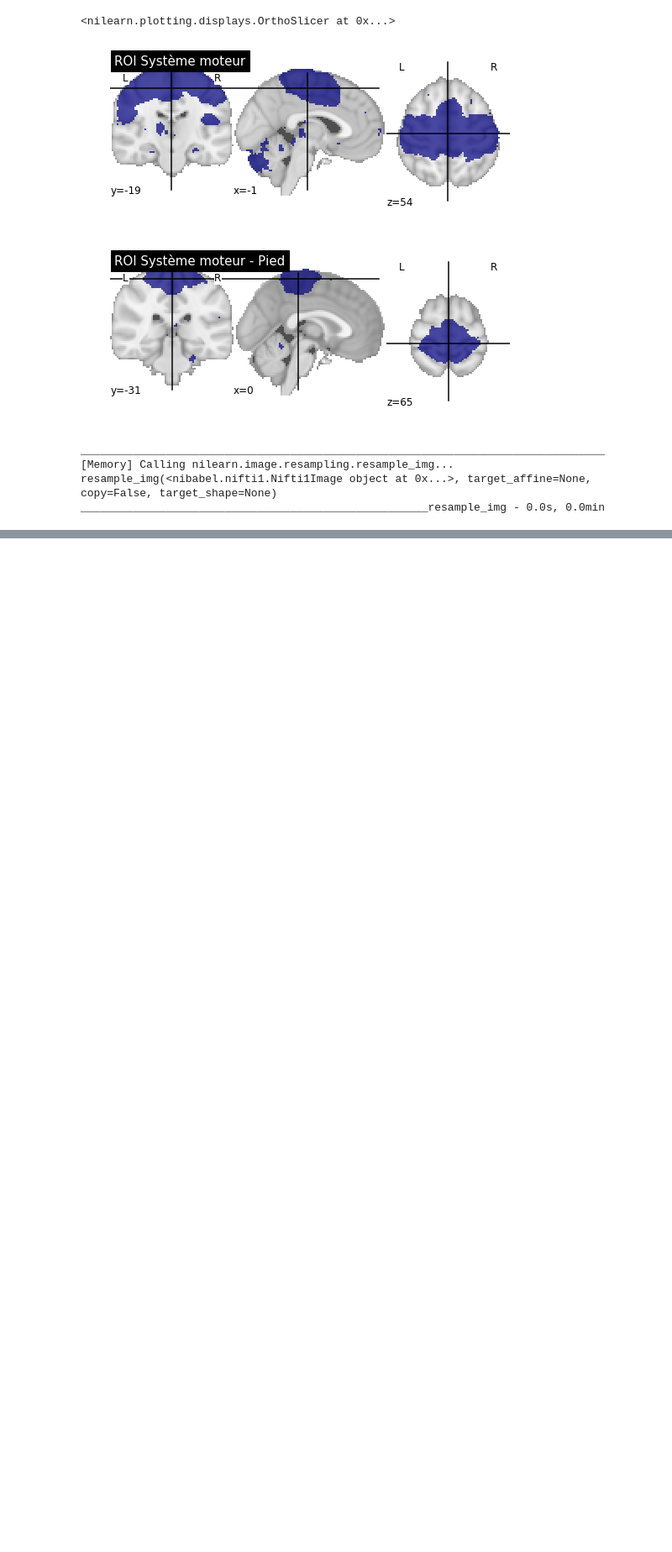
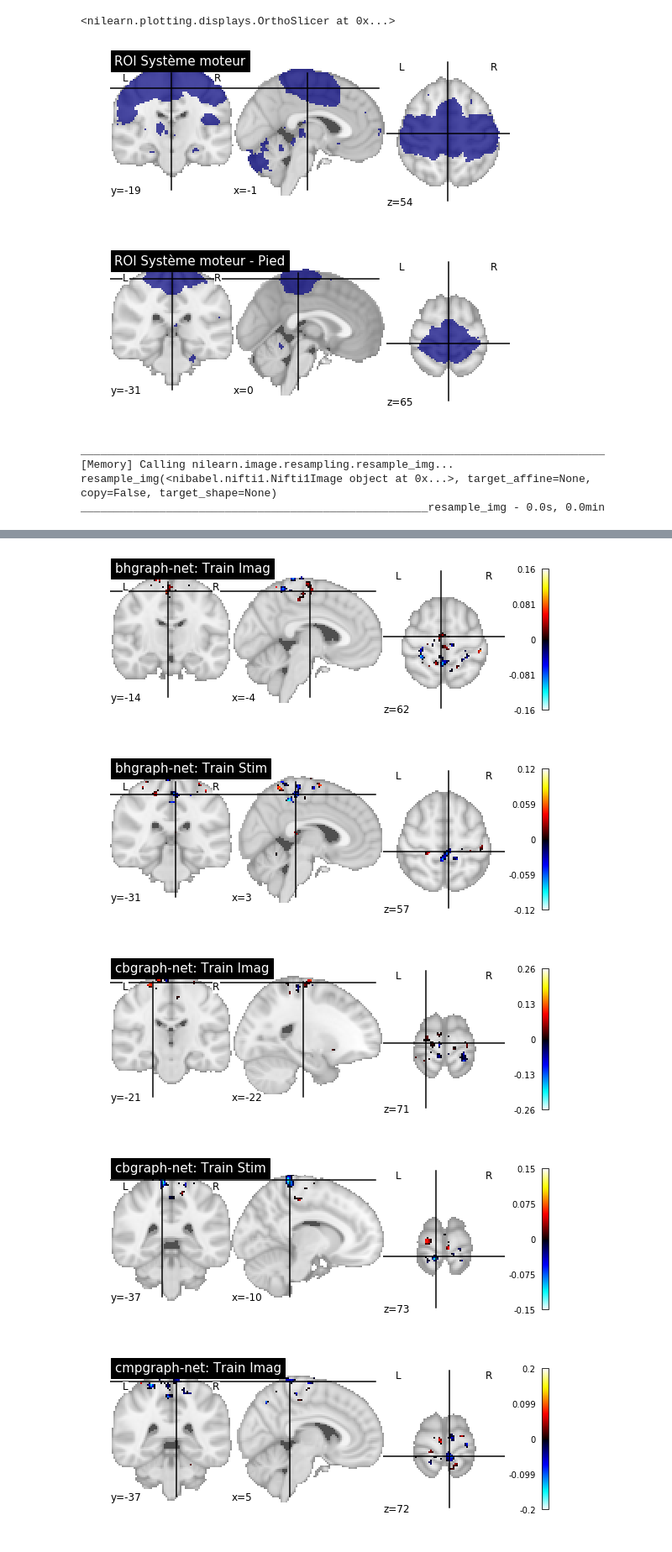
Before and after one commit to mmenoret/irm_marche, a Jupyter notebook: IRM_Marche_MainPied_ROIsSystemeMoteur.ipynb, the cells around one changed output, grey strips where cells are left out. Shown at 84% size. Drawn from its saved outputs; the diff is of its cells as text; code cells hidden in the pictures; blank space fills up the shorter version.

```diff
--- a/IRM_Marche_MainPied_ROIsSystemeMoteur.ipynb
+++ b/IRM_Marche_MainPied_ROIsSystemeMoteur.ipynb
@@ -115,0 +172,13 @@ _____________________________________________________resample_img - 0.0s, 0.0min
+# %%
+names_sign='ms','cb','cmp','ph','pa','bh','cs'
+for n in sorted(names_sign):
+    coef_trainimag='D:/marche_result/'+n+'_graph-net_weights_trainimag.nii'
+    plot_stat_map(coef_trainimag, title=n+"graph-net: Train Imag")
+    coef_trainstim='D:/marche_result/'+n+'_graph-net_weights_trainstim.nii'
+    plot_stat_map(coef_trainstim, title=n+"graph-net: Train Stim")
+# %% [output]
+[figure, added]
+[figure, added]
+[figure, added]
+[figure, added]
+[figure, added]
```
Also changed, not shown: parts of 10 cells of this notebook, 1 other file.
